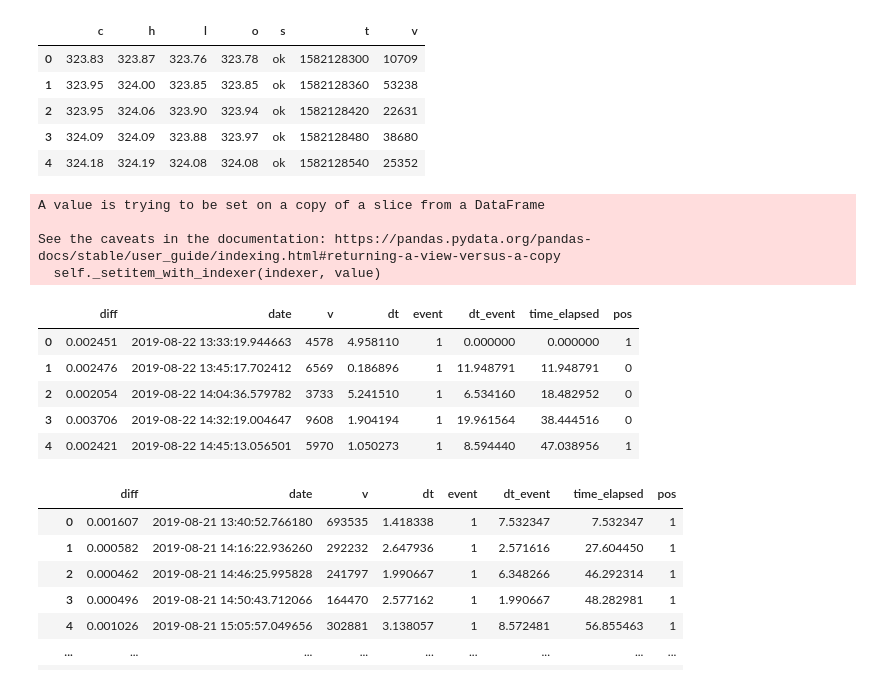
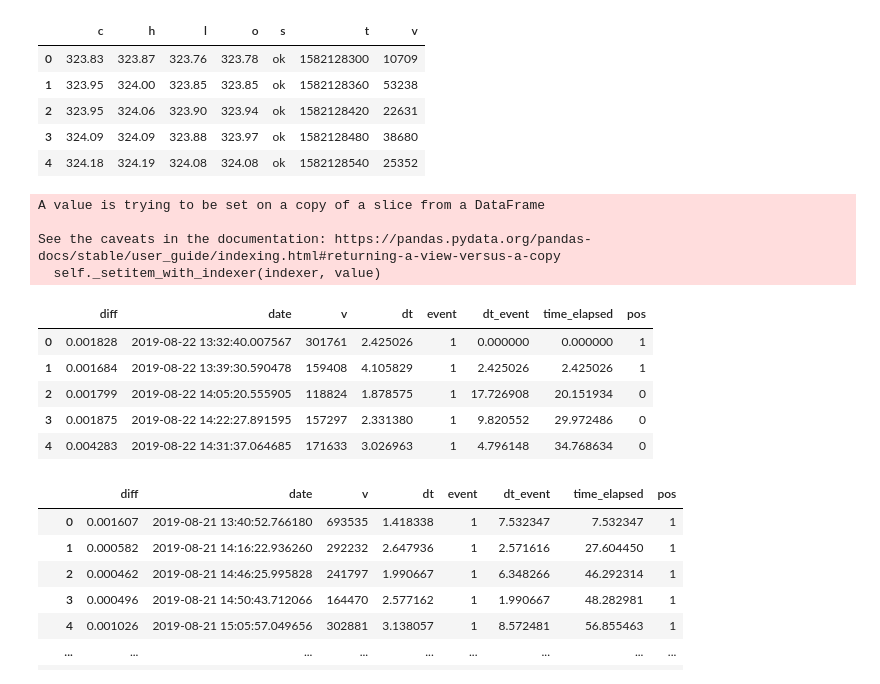
Before and after one commit to irrationomical/OOTM-Option-Pricing-with-Power-Laws-and-News, a Jupyter notebook: HawkesProcess.ipynb, the cells around one changed output. Saved outputs shown, nothing was run; the diff lists cells and outputs as text; code cells hidden in the pictures.

```diff
--- a/HawkesProcess.ipynb
+++ b/HawkesProcess.ipynb
@@ -250,19 +250,19 @@ def get_df(df, resolution = resol):
   df2['diff'] = np.abs(df2['diff'])
   return df2
 # %%
-df = get_df(get_stock_data('GOOG'))
+df = get_df(get_stock_data('AAPL'))
 df.head()
 # %% [output]
 A value is trying to be set on a copy of a slice from a DataFrame
 
 See the caveats in the documentation: https://pandas.pydata.org/pandas-docs/stable/user_guide/indexing.html#returning-a-view-versus-a-copy
   self._setitem_with_indexer(indexer, value)
 |  | diff | date | v | dt | event | dt_event | time_elapsed | pos |
-| 0 | 0.002451 | 2019-08-22 13:33:19.944663 | 4578 | 4.958110 | 1 | 0.000000 | 0.000000 | 1 |
-| 1 | 0.002476 | 2019-08-22 13:45:17.702412 | 6569 | 0.186896 | 1 | 11.948791 | 11.948791 | 0 |
-| 2 | 0.002054 | 2019-08-22 14:04:36.579782 | 3733 | 5.241510 | 1 | 6.534160 | 18.482952 | 0 |
-| 3 | 0.003706 | 2019-08-22 14:32:19.004647 | 9608 | 1.904194 | 1 | 19.961564 | 38.444516 | 0 |
-| 4 | 0.002421 | 2019-08-22 14:45:13.056501 | 5970 | 1.050273 | 1 | 8.594440 | 47.038956 | 1 |
+| 0 | 0.001828 | 2019-08-22 13:32:40.007567 | 301761 | 2.425026 | 1 | 0.000000 | 0.000000 | 1 |
+| 1 | 0.001684 | 2019-08-22 13:39:30.590478 | 159408 | 4.105829 | 1 | 2.425026 | 2.425026 | 1 |
+| 2 | 0.001799 | 2019-08-22 14:05:20.555905 | 118824 | 1.878575 | 1 | 17.726908 | 20.151934 | 0 |
+| 3 | 0.001875 | 2019-08-22 14:22:27.891595 | 157297 | 2.331380 | 1 | 9.820552 | 29.972486 | 0 |
+| 4 | 0.004283 | 2019-08-22 14:31:37.064685 | 171633 | 3.026963 | 1 | 4.796148 | 34.768634 | 0 |
 # %%
 # %% [output]
 |  | diff | date | v | dt | event | dt_event | time_elapsed | pos |
```
Also changed, not shown: parts of 23 cells of this notebook.
